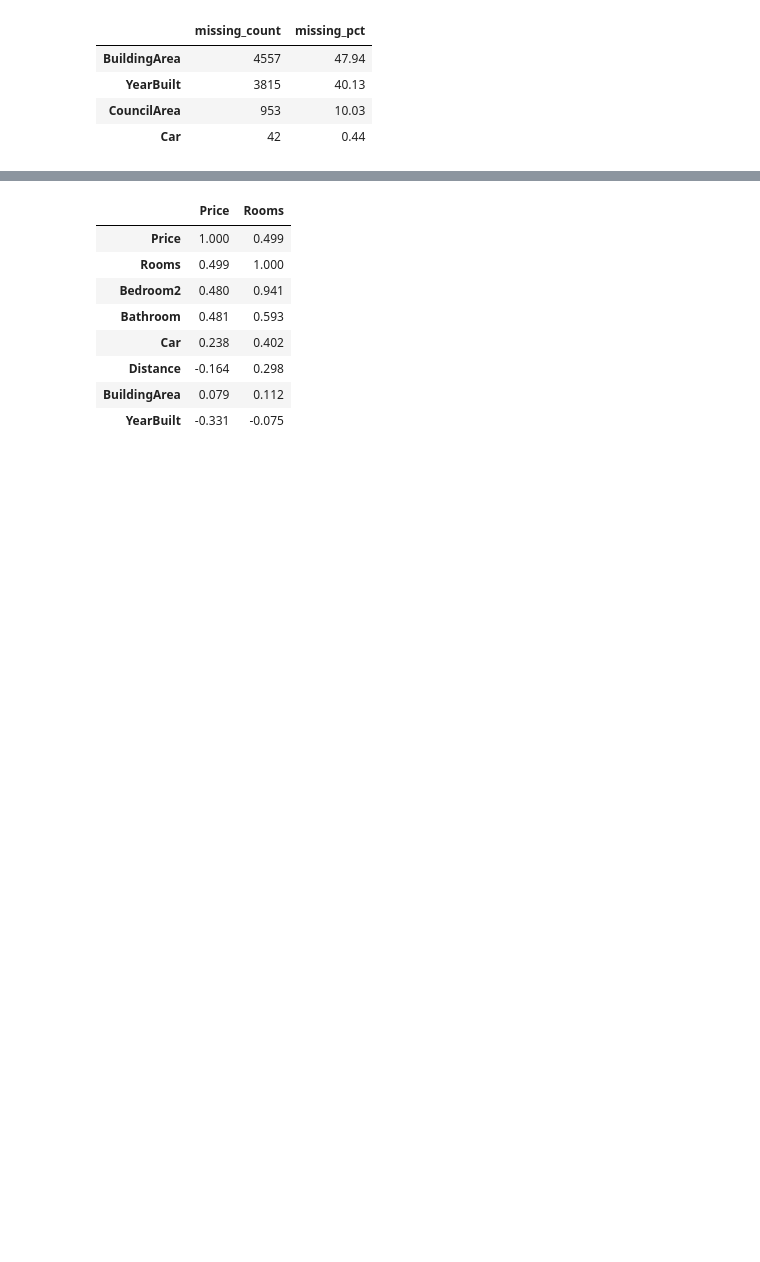
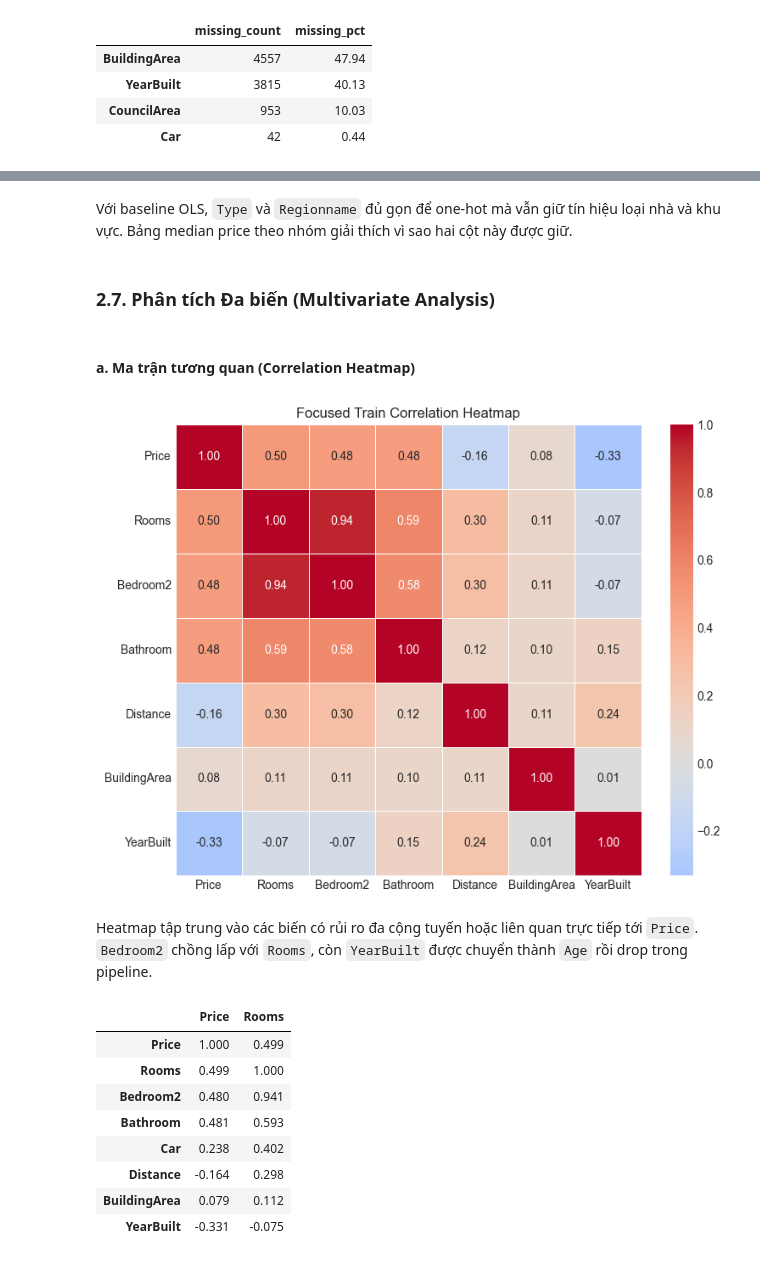
Before and after one commit to QuangNguyenNgoc/datafitting-and-ols-methods, a Jupyter notebook: part2/part2_notebook.ipynb, the cells around one changed output, grey strips where cells are left out. Cells and saved outputs as stored; diff of their text form; code cells hidden in the pictures; blank space fills up the shorter version.

```diff
--- a/part2/part2_notebook.ipynb
+++ b/part2/part2_notebook.ipynb
@@ -22 +6,25 @@ from part2.data_pipeline import DataPipeline, load_data, train_test_split
+# %%
+import sys
+from pathlib import Path
+
+import numpy as np
+import pandas as pd
+import matplotlib.pyplot as plt
+import seaborn as sns
+from pathlib import Path
+
+# add root path
+project_root = str(Path.cwd().parent)
+if project_root not in sys.path:
+    sys.path.insert(0, project_root)
+
+from part1.ols_implementation import ols_fit, coef_inference, vif
+from part1.ridge_lasso import ridge_fit
+
+from data_pipeline import DataPipeline, load_data, train_test_split
+from model_comparison import run_diagnostics, train_models, hyperparameter_tuning, comparison_table, plot_coefficients
+from advanced_methods import kernel_ridge_fit
+
+plt.style.use('seaborn-v0_8-whitegrid')
+%matplotlib inline
 # %% [markdown]
@@ -222,3 +335,20 @@ ghi chú: `Landsize`, `BuildingArea`, `Distance` có scale lệch mạnh so vớ
+# %% [markdown]
+Với baseline OLS, `Type` và `Regionname` đủ gọn để one-hot mà vẫn giữ tín hiệu loại nhà và khu vực. Bảng median price theo nhóm giải thích vì sao hai cột này được giữ.
+# %% [markdown]
+### 2.7. Phân tích Đa biến (Multivariate Analysis)
+# %% [markdown]
+#### a. Ma trận tương quan (Correlation Heatmap)
+# %%
+corr_columns = ["Price", "Rooms", "Bedroom2", "Bathroom", "Distance", "BuildingArea", "YearBuilt"]
+focused_corr = X_train_raw[corr_columns].corr(numeric_only=True)
+plt.figure(figsize=(8, 6))
+sns.heatmap(focused_corr, cmap="coolwarm", center=0, annot=True, fmt=".2f", linewidths=0.5)
+plt.title("Focused Train Correlation Heatmap")
+plt.tight_layout()
+# %% [output]
+[figure, added]
+# %% [markdown]
+Heatmap tập trung vào các biến có rủi ro đa cộng tuyến hoặc liên quan trực tiếp tới `Price`. `Bedroom2` chồng lấp với `Rooms`, còn `YearBuilt` được chuyển thành `Age` rồi drop trong pipeline.
 # %%
 relationship_columns = ["Price", "Rooms", "Bedroom2", "Bathroom", "Car", "Distance", "BuildingArea", "YearBuilt"]
 relationship_summary = X_train_raw[relationship_columns].corr(numeric_only=True)[["Price", "Rooms"]].round(3)
```
Also changed, not shown: parts of 102 cells of this notebook, 9 other files.
